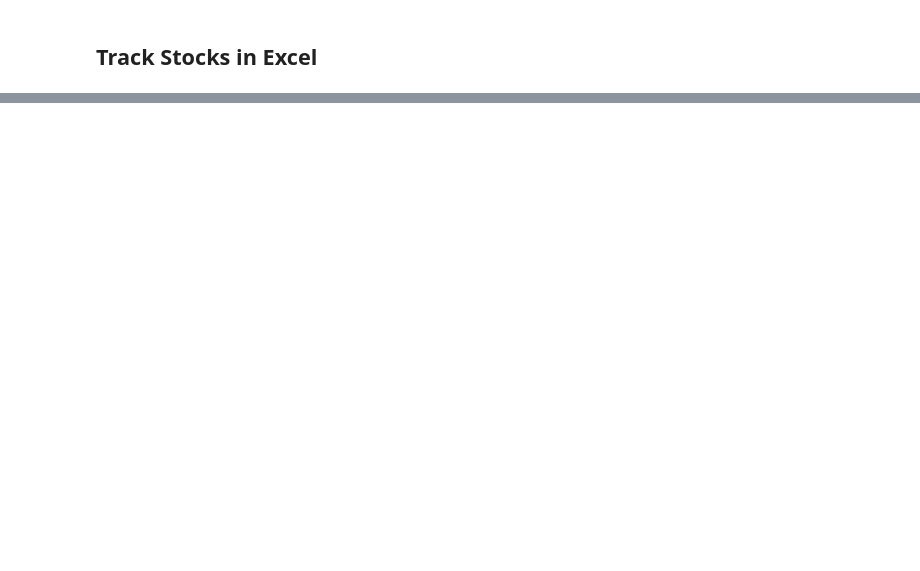
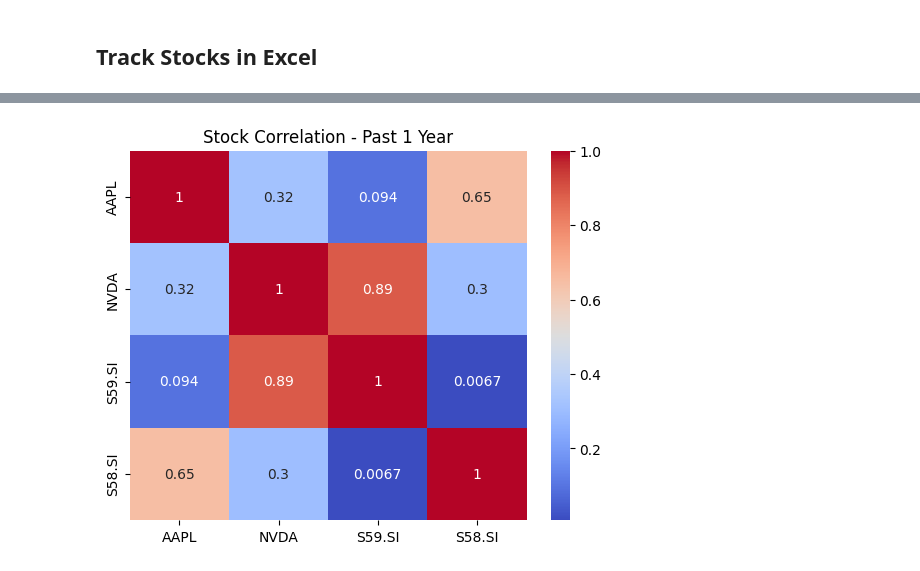
Before and after one commit to ffactor1/Stock-moitoring-dashboard, a Jupyter notebook: Financial Data Science Mastery.ipynb, the cells around one changed output, grey strips where cells are left out. Cells and saved outputs as stored; diff of their text form; code cells hidden in the pictures; blank space fills up the shorter version.

```diff
--- a/Financial Data Science Mastery.ipynb
+++ b/Financial Data Science Mastery.ipynb
@@ -65,0 +391,18 @@ Date
+# %%
+# Ensure Chrono order
+aligned_1_year = aligned_1_year.sort_index().dropna()
+aligned_3_years = aligned_3_years.sort_index().dropna()
+aligned_5_years = aligned_5_years.sort_index().dropna()
+
+
+#compute Correlation Matrices
+corr_1_year = aligned_1_year.corr()
+corr_3_years = aligned_3_years.corr()
+corr_5_years = aligned_5_years.corr()
+
+#plot Heatmaps
+sns.heatmap(corr_1_year, annot=True, cmap="coolwarm")
+plt.title("Stock Correlation - Past 1 Year")
+plt.show()
+# %% [output]
+[figure, added]
```
Also changed, not shown: parts of 20 cells of this notebook, 15 other files.
